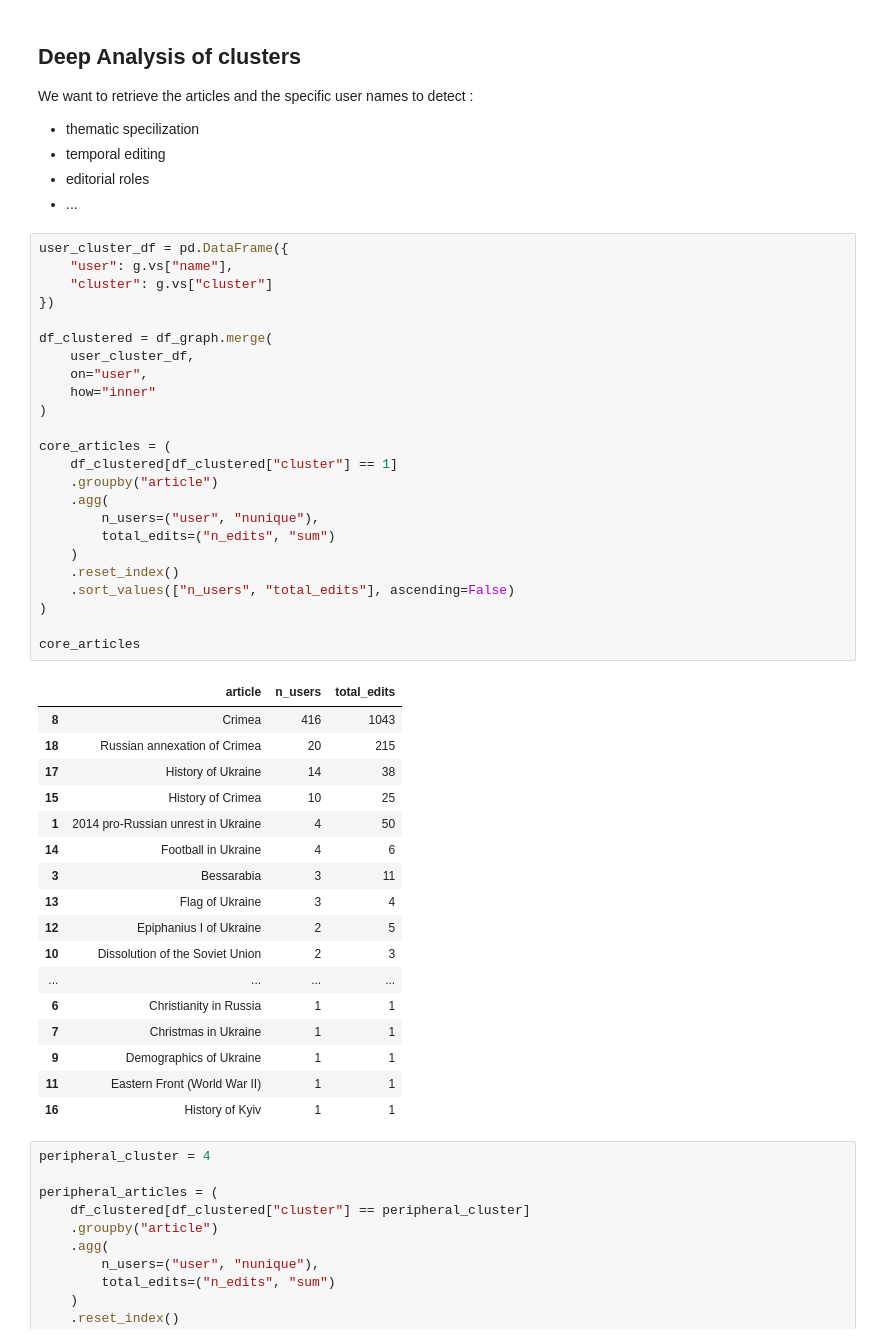
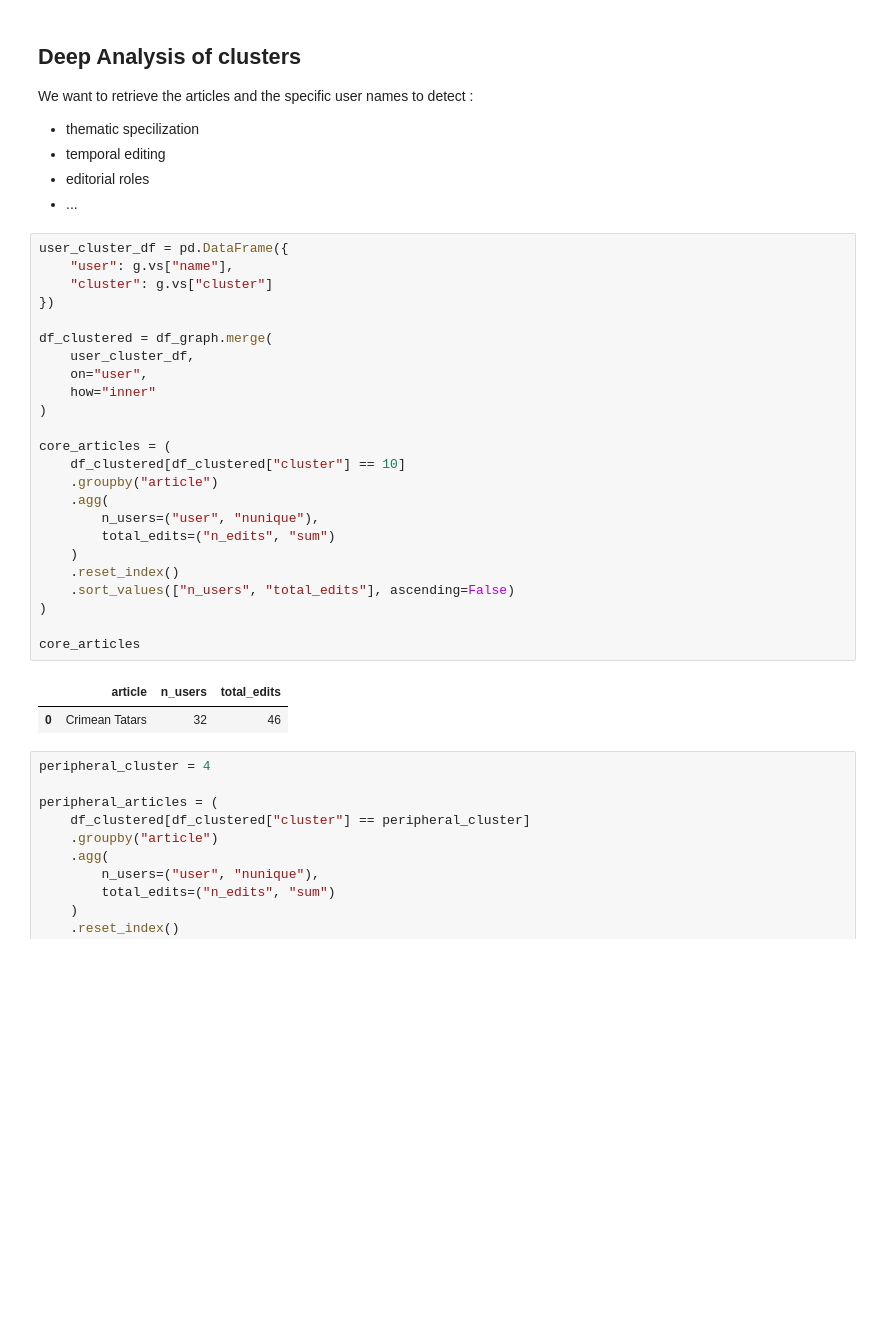
Before and after one commit to dh-epfl-students/dhlab-cultural-weaponisation-ukraine-benchmark, a Jupyter notebook: notebooks/graph_leiden_analysis.ipynb, the cells around one changed output. Saved outputs shown, nothing was run; the diff lists cells and outputs as text; blank space fills up the shorter version.

```diff
--- a/notebooks/graph_leiden_analysis.ipynb
+++ b/notebooks/graph_leiden_analysis.ipynb
@@ -290,45 +308,30 @@ We want to retrieve the articles and the specific user names to detect :
 # %%
 user_cluster_df = pd.DataFrame({
     "user": g.vs["name"],
     "cluster": g.vs["cluster"]
 })
 
 df_clustered = df_graph.merge(
     user_cluster_df,
     on="user",
     how="inner"
 )
 
 core_articles = (
-    df_clustered[df_clustered["cluster"] == 1]
+    df_clustered[df_clustered["cluster"] == 10]
     .groupby("article")
     .agg(
         n_users=("user", "nunique"),
         total_edits=("n_edits", "sum")
     )
     .reset_index()
     .sort_values(["n_users", "total_edits"], ascending=False)
 )
 
 core_articles
 # %% [output]
 |  | article | n_users | total_edits |
-| 8 | Crimea | 416 | 1043 |
-| 18 | Russian annexation of Crimea | 20 | 215 |
-| 17 | History of Ukraine | 14 | 38 |
-| 15 | History of Crimea | 10 | 25 |
-| 1 | 2014 pro-Russian unrest in Ukraine | 4 | 50 |
-| 14 | Football in Ukraine | 4 | 6 |
-| 3 | Bessarabia | 3 | 11 |
-| 13 | Flag of Ukraine | 3 | 4 |
-| 12 | Epiphanius I of Ukraine | 2 | 5 |
-| 10 | Dissolution of the Soviet Union | 2 | 3 |
-| ... | ... | ... | ... |
-| 6 | Christianity in Russia | 1 | 1 |
-| 7 | Christmas in Ukraine | 1 | 1 |
-| 9 | Demographics of Ukraine | 1 | 1 |
-| 11 | Eastern Front (World War II) | 1 | 1 |
-| 16 | History of Kyiv | 1 | 1 |
+| 0 | Crimean Tatars | 32 | 46 |
 # %%
 peripheral_cluster = 4
 
```
Also changed, not shown: parts of 5 cells of this notebook, 12 other files.
